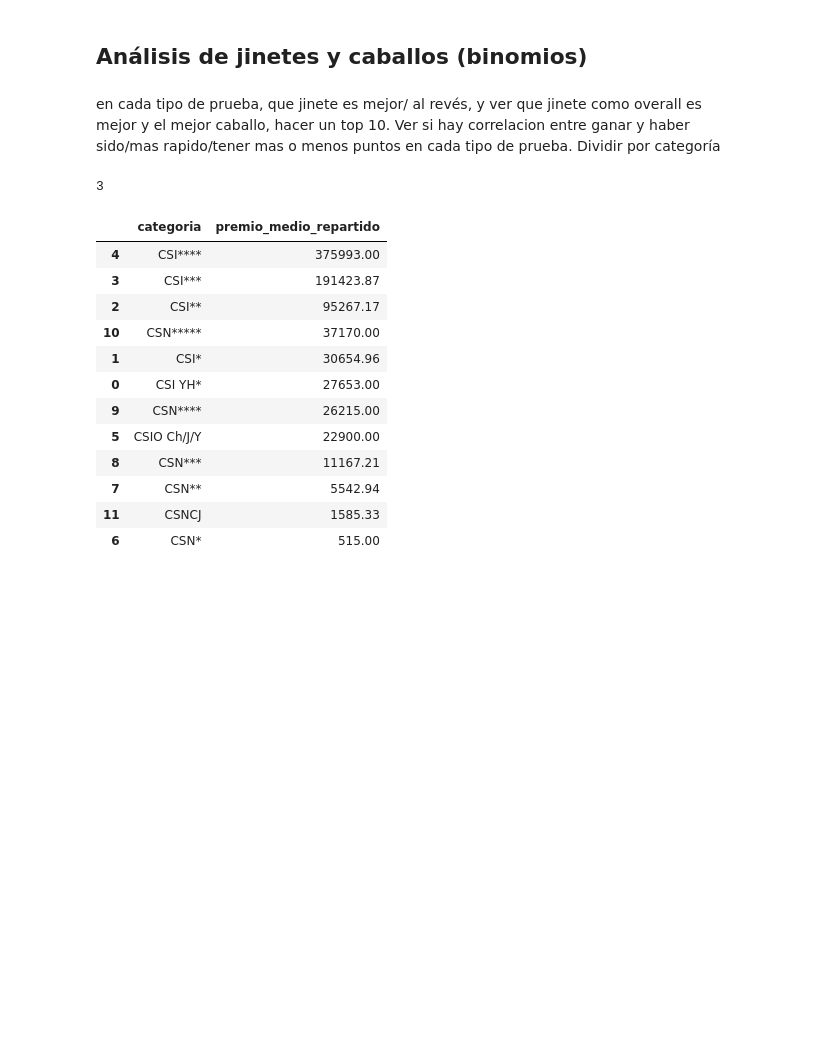
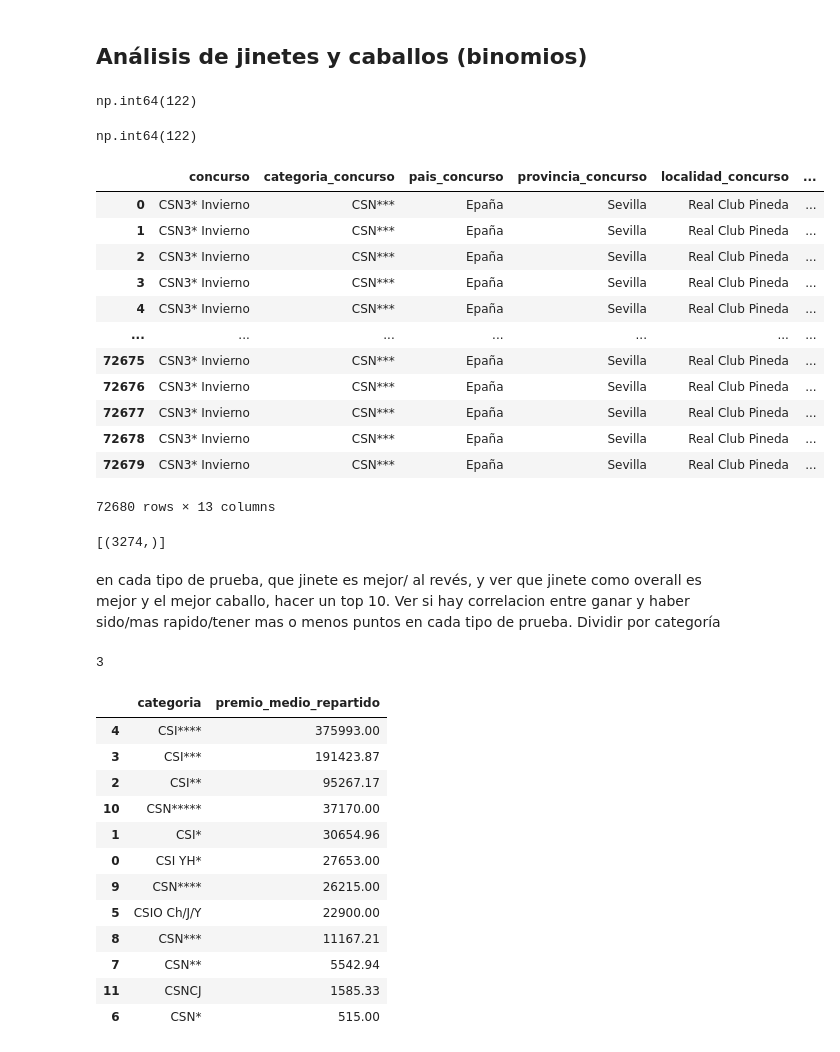
Before and after one commit to Gabijc/Proyecto_final_hipica, a Jupyter notebook: Notebooks/EDA.ipynb, the cells around one changed output. Drawn from its saved outputs; the diff is of its cells as text; code cells hidden in the pictures; blank space fills up the shorter version.

```diff
--- a/Notebooks/EDA.ipynb
+++ b/Notebooks/EDA.ipynb
@@ -766,0 +761,2 @@ cosita
+# %%
+pd.set_option('display.max_columns', None)  # Mostrar todas las columnas
@@ -766,0 +765,26 @@ cosita
+# %%
+query_categorias = """
+        SELECT
+            categoria_concurso,
+            COUNT(id_concurso)
+        FROM concursos c
+        GROUP BY categoria_concurso
+        ORDER BY 1 DESC;
+"""
+
+pd.DataFrame(ejecutor_querys(cur, query_categorias))[1].sum()
+# %% [output]
+np.int64(122)
+# %%
+query_concursos_provincia = """
+        SELECT
+                provincia_concurso,
+                COUNT(id_concurso)
+        FROM concursos c
+        GROUP BY provincia_concurso
+        ORDER BY COUNT(id_concurso) DESC;
+"""
+
+pd.DataFrame(ejecutor_querys(cur, query_concursos_provincia))[1].sum()
+# %% [output]
+np.int64(122)
@@ -767,3 +804,54 @@ cosita
+# %%
+query_prueba = f"""
+            SELECT
+                co.nombre_concurso,
+                co.categoria_concurso,
+                co.pais_concurso,
+                co.provincia_concurso,
+                co.localidad_concurso,
+                co.ambito_concurso,
+                co.federacion_concurso,
+                co.fecha_inicio_concurso,
+                co.fecha_fin_concurso,
+                p.id_prueba,
+                p.nombre_prueba,
+                p.fecha_prueba,
+                r.dinero_premio
+            FROM resultados r
+                JOIN caballos c ON r.id_caballo = c.id_caballo
+                JOIN jinetes j ON r.id_jinete = j.id_jinete
+                JOIN pruebas p ON r.id_prueba = p.id_prueba
+                JOIN concursos co ON r.id_concurso = co.id_concurso;
+    """
+cosita = pd.DataFrame(ejecutor_querys(cur, query_prueba)).rename(columns = {0: 'concurso', 1: 'categoria_concurso', 2: 'pais_concurso', 3: 'provincia_concurso', 4: 'localidad_concurso',
+                                                                    5: 'provincia_concurso', 6: 'ambito_concurso', 7: 'federacion_concurso',
+                                                                    8: 'feha_inicio_concurso', 9: 'fecha_fin_concurso', 10: 'id_prueba',
+                                                                    11: 'nombre_prueba', 12: 'fecha_prueba', 13: 'dinero_premio'})
+cosita
+# %% [output]
+|  | concurso | categoria_concurso | pais_concurso | provincia_concurso | localidad_concurso | ... |
+| 0 | CSN3* Invierno | CSN*** | Epaña | Sevilla | Real Club Pineda | ... |
+| 1 | CSN3* Invierno | CSN*** | Epaña | Sevilla | Real Club Pineda | ... |
+| 2 | CSN3* Invierno | CSN*** | Epaña | Sevilla | Real Club Pineda | ... |
+| 3 | CSN3* Invierno | CSN*** | Epaña | Sevilla | Real Club Pineda | ... |
+| 4 | CSN3* Invierno | CSN*** | Epaña | Sevilla | Real Club Pineda | ... |
+| ... | ... | ... | ... | ... | ... | ... |
+| 72675 | CSN3* Invierno | CSN*** | Epaña | Sevilla | Real Club Pineda | ... |
+| 72676 | CSN3* Invierno | CSN*** | Epaña | Sevilla | Real Club Pineda | ... |
+| 72677 | CSN3* Invierno | CSN*** | Epaña | Sevilla | Real Club Pineda | ... |
+| 72678 | CSN3* Invierno | CSN*** | Epaña | Sevilla | Real Club Pineda | ... |
+| 72679 | CSN3* Invierno | CSN*** | Epaña | Sevilla | Real Club Pineda | ... |
+72680 rows × 13 columns
+# %%
+query_jinetes = """
+
+        SELECT
+            DISTINCT COUNT(id_jinete)
+        FROM jinetes;
+"""
+ejecutor_querys(cur, query_caballos)
+# %% [output]
+[(3274,)]
 # %%
 query_jinetes = """
 
```
Also changed, not shown: parts of 4 cells of this notebook, 1 other file.
